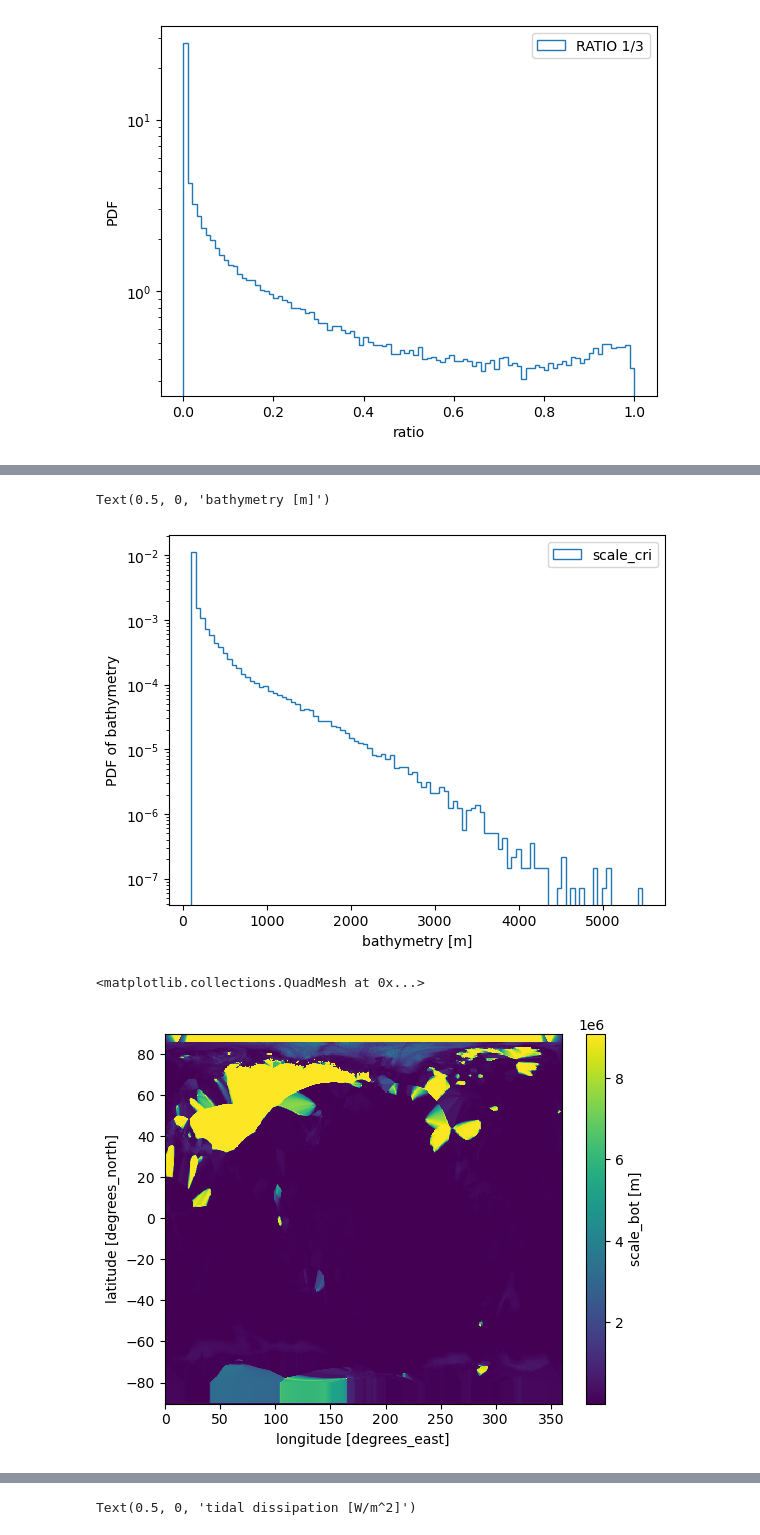
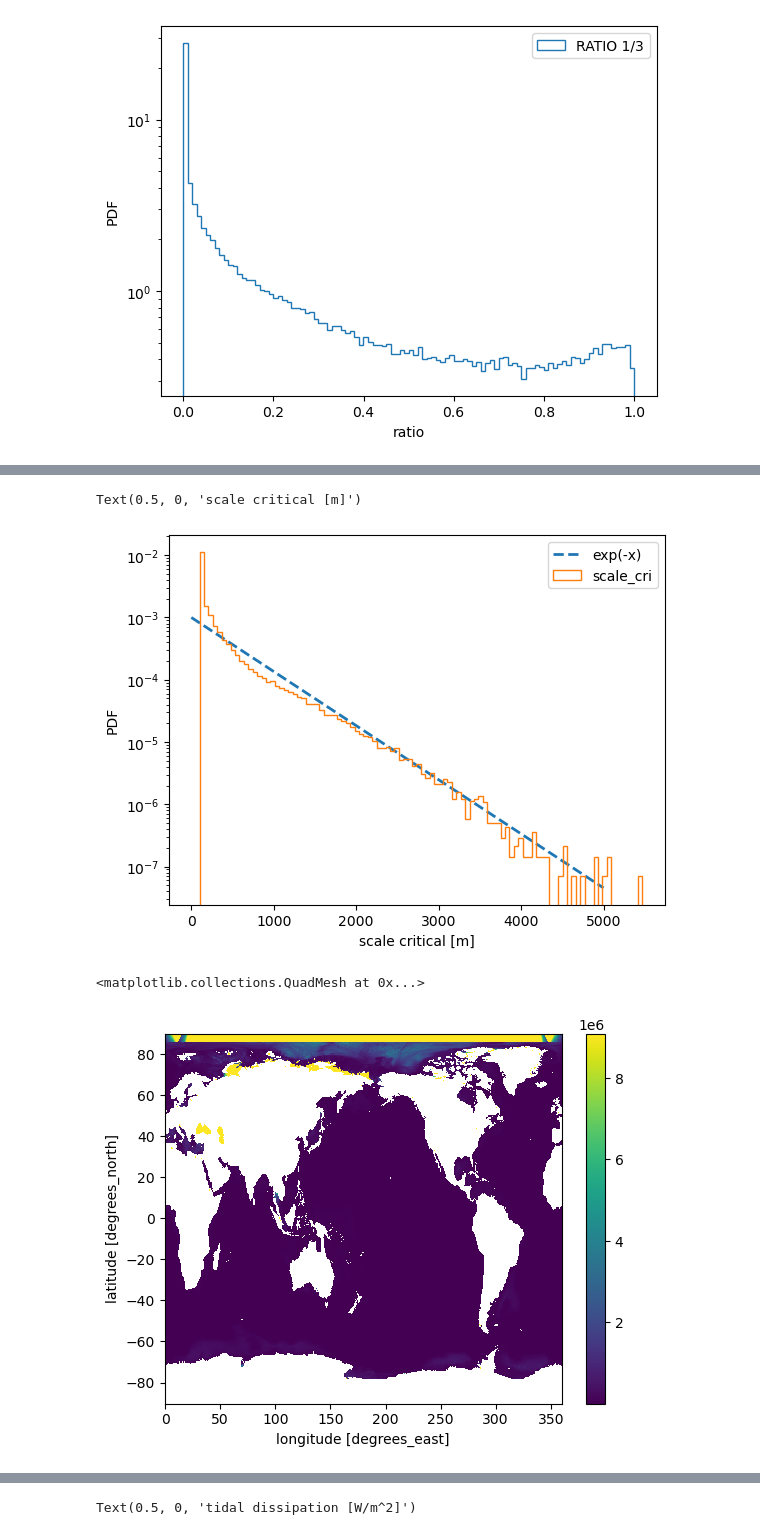
Before and after one commit to asozza/ecearth-quests, a Jupyter notebook: epochal/analysis/iwm-analysis.ipynb, the cells around one changed output, grey strips where cells are left out. Drawn from its saved outputs; the diff is of its cells as text; code cells hidden in the pictures.

```diff
--- a/epochal/analysis/iwm-analysis.ipynb
+++ b/epochal/analysis/iwm-analysis.ipynb
@@ -53,5 +63,13 @@ iwm_modern['mask'] = iwm_modern['bathymetry'].where(iwm_modern['bathymetry'].isn
 # %%
-iwm_modern['tidal_dissipation'] = iwm_modern['mask'] * (iwm_modern['power_bot']+iwm_modern['power_cri']+iwm_modern['power_nsq']+iwm_modern['power_sho'])
+#iwm_modern['mask'] = iwm_modern['bathymetry'].where(iwm_modern['bathymetry'].isnull(), 1)
+#iwm_modern['tidal_dissipation'] = iwm_modern['mask'] * (iwm_modern['power_bot']+iwm_modern['power_cri']+iwm_modern['power_nsq']+iwm_modern['power_sho'])
+
+iwm_modern['mask'] = iwm_modern['bathymetry'].where(iwm_modern['bathymetry'].isnull(), 1)
+comps = ['power_bot', 'power_cri', 'power_nsq', 'power_sho']
+iwm_modern['tidal_dissipation'] = (
+    iwm_modern['mask'] *
+    iwm_modern[comps].to_array().sum("variable")
+)
 # %%
 ratio = iwm_modern['power_cri']/iwm_modern['tidal_dissipation']
 plt.hist(ratio.values.flatten(), density=True, bins=100, histtype="step", label='RATIO 1/3')
@@ -75,15 +141,20 @@ iwm_modern['tidal_dissipation'].plot(vmin=0.001, vmax=0.01)
 # %%
+# Curva teorica exp(-x)
+x = np.linspace(0, 5000, 100)
+y = 0.001*np.exp(-x/500)
+plt.plot(x, y, linewidth=2, label="exp(-x)", ls='--')
 plt.hist(iwm_modern['scale_cri'].values.flatten(), density=True, bins=100, histtype="step", label='scale_cri')
+#plt.hist(iwm_modern['bathymetry'].values.flatten(), density=True, bins=100, histtype="step", label='bathymetry')
 #plt.hist(iwm_modern['scale_bot'].values.flatten(), density=True, bins=100, histtype="step", label='scale_bot')
 plt.yscale('log')
 plt.legend(loc="upper right")
 plt.ylabel('PDF')
 plt.xlabel('scale critical [m]')
 # %% [output]
-Text(0.5, 0, 'bathymetry [m]')
+Text(0.5, 0, 'scale critical [m]')
-[figure, old version]
+[figure, new version]
 # %%
-iwm_modern['scale_bot'].plot()
+(iwm_modern['mask'] * iwm_modern['scale_bot']).plot()
 # %% [output]
 <matplotlib.collections.QuadMesh at 0x...>
-[figure, old version]
+[figure, new version]
```
Also changed, not shown: parts of 15 cells of this notebook.
